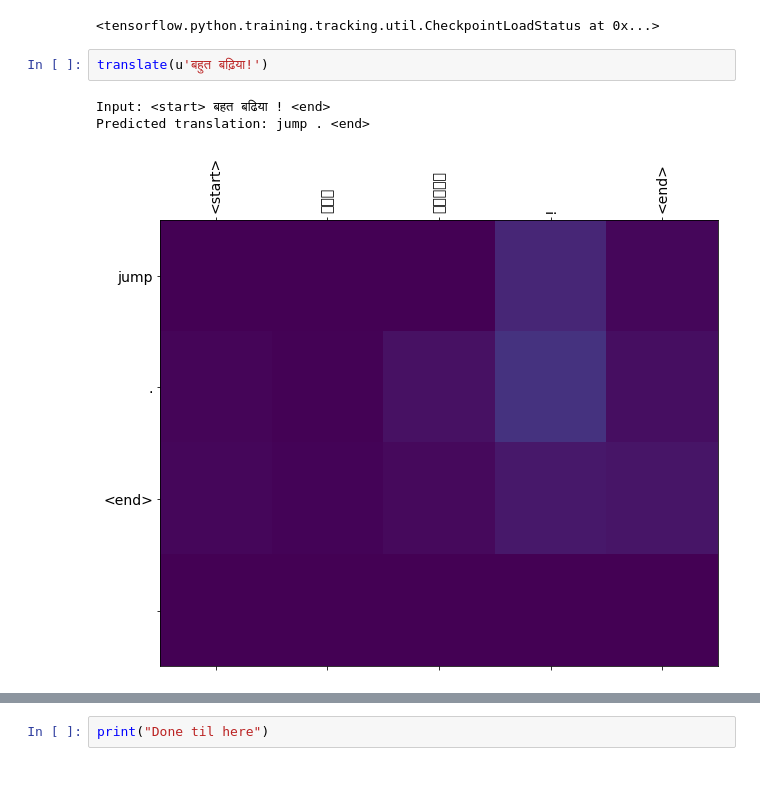
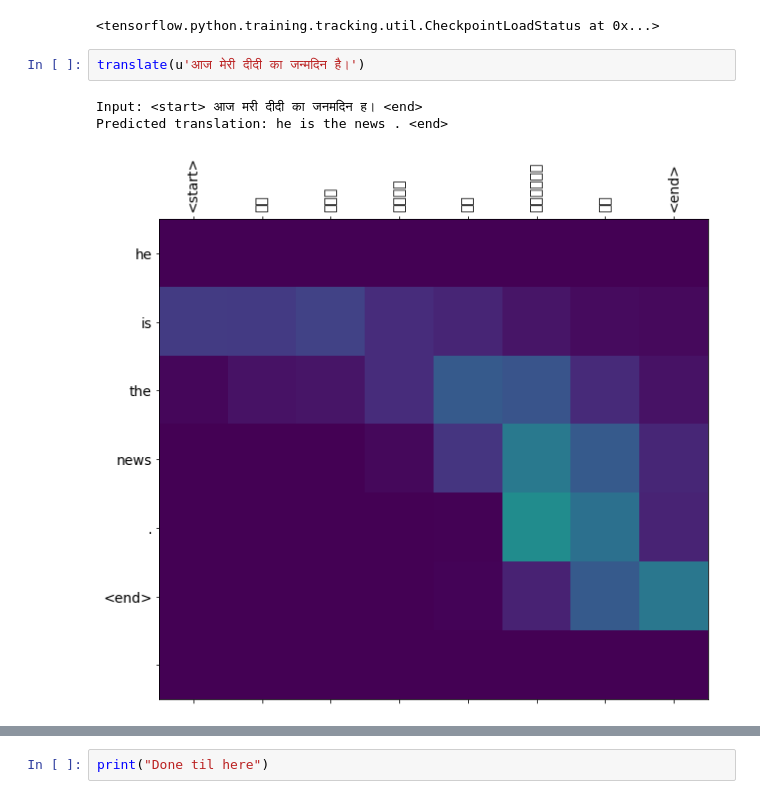
Before and after one commit to BlackCurrantDS/DeepLearning, a Jupyter notebook: IDL_Assignment7.ipynb, the cells around one changed output, grey strips where cells are left out. Cells and saved outputs as stored; diff of their text form.

```diff
--- a/IDL_Assignment7.ipynb
+++ b/IDL_Assignment7.ipynb
@@ -434,9 +436,9 @@ def translate(sentence):
 checkpoint.restore(tf.train.latest_checkpoint(checkpoint_dir))
 # %% [output]
 <tensorflow.python.training.tracking.util.CheckpointLoadStatus at 0x...>
-# %%
-translate(u'बहुत बढ़िया!')
-# %% [output]
-Input: <start> बहत बढिया ! <end>
-Predicted translation: jump . <end>
-[figure, removed]
+# %%
+translate(u'आज मेरी दीदी का जन्मदिन है।')
+# %% [output]
+Input: <start> आज मरी दीदी का जनमदिन ह। <end>
+Predicted translation: he is the news . <end>
+[figure, added]
```
Also changed, not shown: parts of 21 cells of this notebook.
